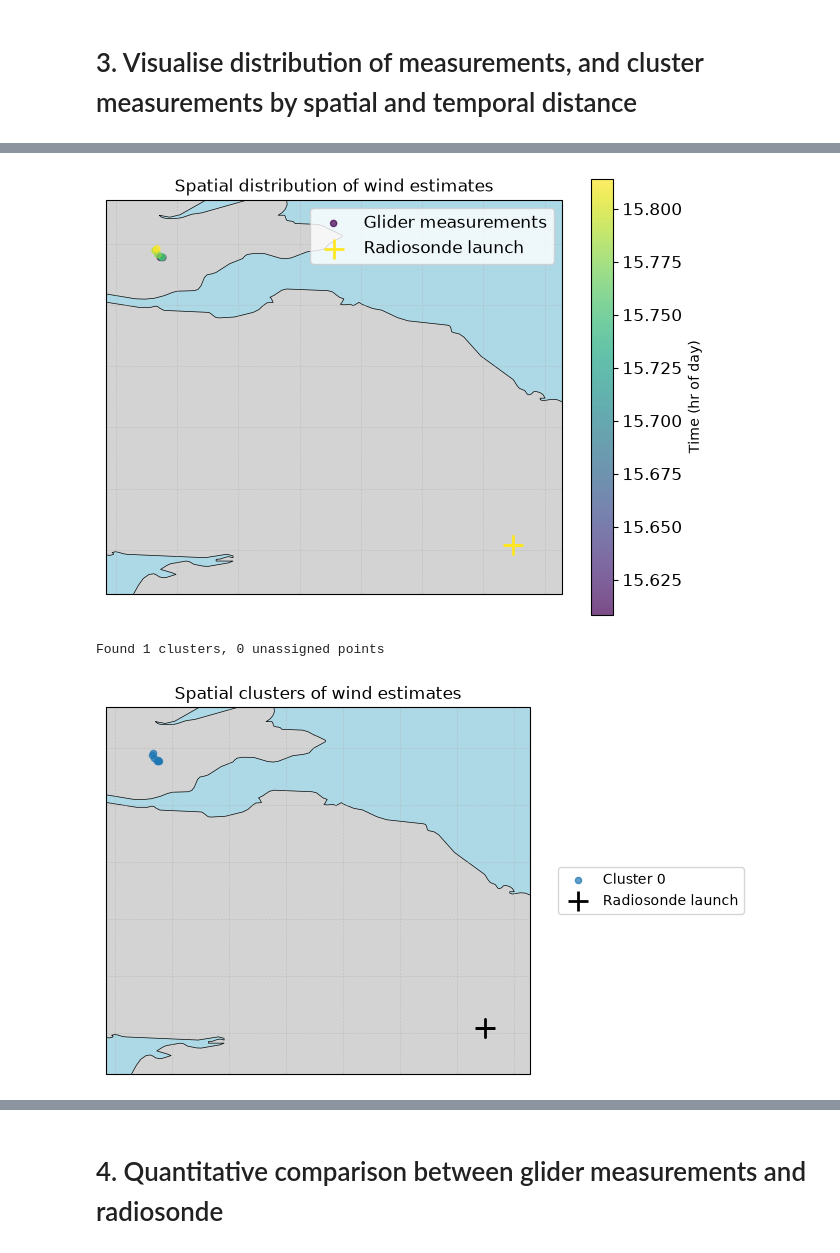
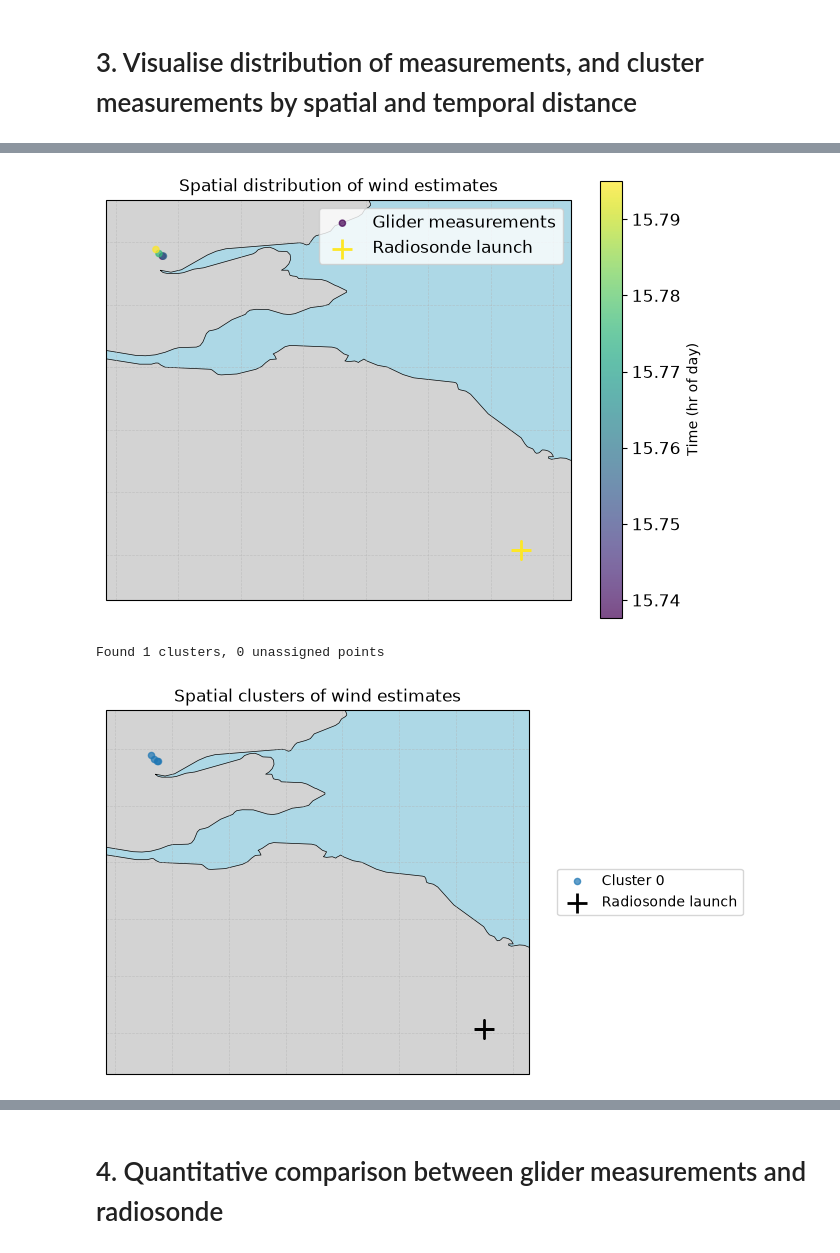
Before and after one commit to mo-mevans/glider-winds, a Jupyter notebook: Jupyter/post_process_me.ipynb, the cells around one changed output, grey strips where cells are left out. Saved outputs shown, nothing was run; the diff lists cells and outputs as text; code cells hidden in the pictures.

```diff
--- a/Jupyter/post_process_me.ipynb
+++ b/Jupyter/post_process_me.ipynb
@@ -444,35 +458,35 @@ def plot_clusters_map(df, lat_col='lat0', lon_col='long0',
     # t_hours = df['timestamp'] % (3600 * 24) / 3600
     t_seconds_per_day = df['timestamp'] % (3600 * 24)
     t_hours = t_seconds_per_day / 3600
     vmin, vmax = t_hours.min(), t_hours.max()
 
     scatter = ax.scatter(df[lon_col], df[lat_col],
                          c=t_hours, cmap='viridis', s=20, alpha=0.7,
                          vmin=vmin, vmax=vmax,
                          transform=ccrs.PlateCarree(),
                          label='Glider measurements')
 
     # optionally add radiosonde launch point
     if sonde_lat is not None and sonde_lon is not None:
         ax.scatter(sonde_lon, sonde_lat,
                    c=[sonde_time], cmap='viridis', vmin=vmin, vmax=vmax,
                    s=200, marker='+', linewidths=2,
                    transform=ccrs.PlateCarree(),
                    label='Radiosonde launch', zorder=5)
 
     cbar = fig.colorbar(scatter, ax=ax)
     cbar.set_label('Time (hr of day)')
     ax.set_title('Spatial distribution of wind estimates')
     ax.legend(loc='upper right')
     fig.tight_layout()
     plt.show()
 
 # call with radiosonde location
 # sondes in UK launched at 11:15 Z (Camborne & Lerwick only) and 23:15 Z
-plot_clusters_map(df_clean, lat_col='lat0', lon_col='long0',
+plot_clusters_map(df_clean, lat_col='lat0', lon_col='lon0',
                   sonde_lat=55.019, sonde_lon=-1.878, sonde_time=23.25)
 # %% [output]
-[figure, old version]
+[figure, new version]
 # %%
 def cluster_measurements(df, eps_km=50, min_samples=5,
                           lat_col='lat', lon_col='lon'):
@@ -482,7 +496,7 @@ def cluster_measurements(df, eps_km=50, min_samples=5,
     min_samples: minimum number of points to form a cluster
     """
     lat_col = "lat0"
-    lon_col = "long0"
+    lon_col = "lon0"
     # convert lat/lon to radians for haversine metric
     coords = np.deg2rad(df[[lat_col, lon_col]].values)
     # eps in radians (earth radius ~6371km)
@@ -502,7 +516,7 @@ def cluster_measurements(df, eps_km=50, min_samples=5,
 
     return df
 
-def plot_clusters_map(df, lat_col='lat0', lon_col='long0',
+def plot_clusters_map(df, lat_col='lat0', lon_col='lon0',
                       sonde_lat=None, sonde_lon=None, show_grid_labels=False):
 
     plt.rcParams.update({
@@ -566,13 +580,13 @@ def plot_clusters_map(df, lat_col='lat0', lon_col='long0',
 
 
 ## run
-df_clean = cluster_measurements(df_clean, eps_km=20, min_samples=5)
+df_clean = cluster_measurements(df_clean, eps_km=20, min_samples=4)
 # call with radiosonde location
-plot_clusters_map(df_clean, lat_col='lat0', lon_col='long0',
+plot_clusters_map(df_clean, lat_col='lat0', lon_col='lon0',
                   sonde_lat=55.019, sonde_lon=-1.878)
 # %% [output]
 Found 1 clusters, 0 unassigned points
-[figure, old version]
+[figure, new version]
 # %%
 print(df_clean.groupby('cluster').size())
 # %% [output]
```
Also changed, not shown: parts of 30 cells of this notebook, 12 other files.
